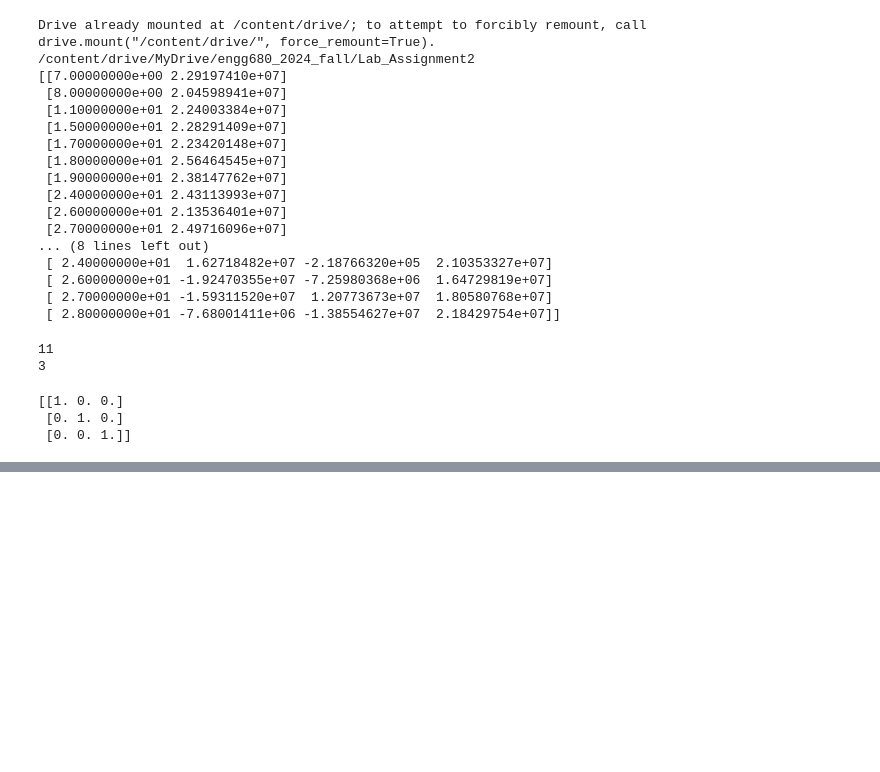
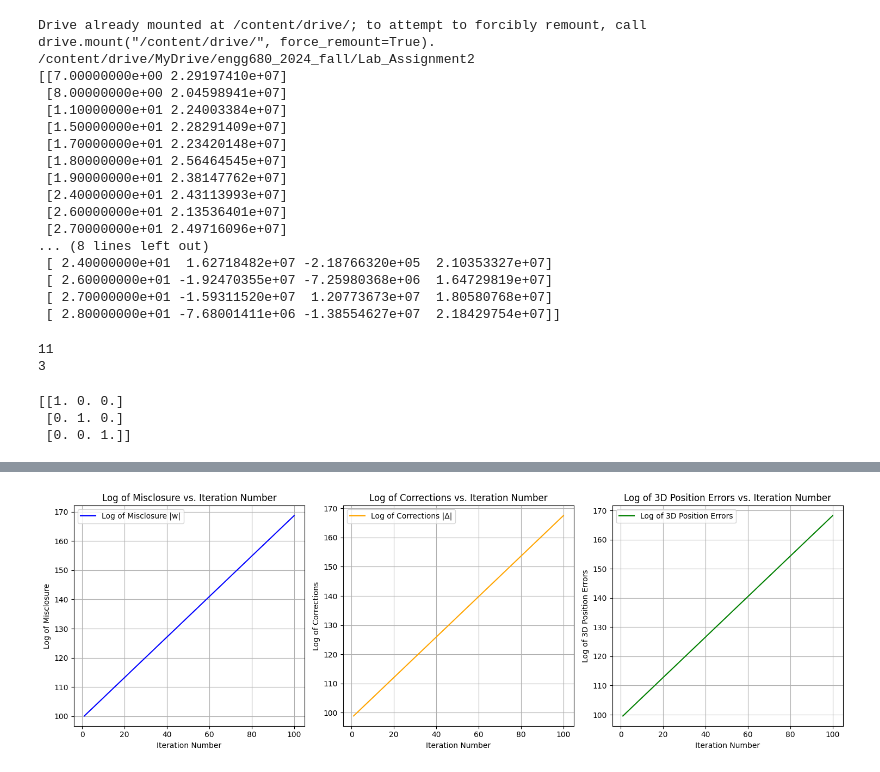
Before and after one commit to emallie-morinbarich/engg680_2024_fall, a Jupyter notebook: Lab_Assignment2/Assignment2.ipynb, the cells around one changed output, grey strips where cells are left out. Cells and saved outputs as stored; diff of their text form; code cells hidden in the pictures; blank space fills up the shorter version.

```diff
--- a/Lab_Assignment2/Assignment2.ipynb
+++ b/Lab_Assignment2/Assignment2.ipynb
@@ -450,8 +445,9 @@ NameError: name 'x_0' is not defined
 # the function should return an array of distance between satellites and receiver
 # you can either use the numpy function or code the math manually
 # (1 marks)
-def euclidean_norm(receiver_pos, satellite_pos):
-  #...
+def euclidean_norm(receiver_pos, sat_pos):
+  diff = receiver_pos - sat_pos[:3]
+  distance = np.sqrt(np.sum(diff ** 2))
   return distance
 # %%
 # step 8
@@ -460,7 +456,17 @@ def euclidean_norm(receiver_pos, satellite_pos):
 # the function should return an two-dimensional array which represents the design matrix A
 # (2 marks)
 def design_matrix(r_pos, s_pos, rho):
-  #...
+  n = s_pos.shape[0]  # Number of satellites
+  A = np.zeros((n, 3))  # Initialize design matrix A with zeros
+
+  for i in range(n):
+        # Compute the vector from the receiver to the satellite
+        delta = r_pos - s_pos[i, :3]
+        # Calculate the norm (distance)
+        norm_delta = np.linalg.norm(delta)
+        # Avoid division by zero
+        if norm_delta != 0:
+            A[i] = delta / norm_delta
   return A
 # %%
 # step 9
@@ -542,17 +603,48 @@ after the LSE convergence to the console.
 # %%
 # step 12
 # Using the imported matplotlib, plot the following (3 marks in total). Make sure to include proper axes information, legend, grid lines and title.
+import matplotlib.pyplot as plt
 
+arr_w = np.array(arr_w)
+arr_delta = np.array(arr_delta)
+arr_err_pos = np.array(arr_err_pos)
 # 1. Plot log of the misclosure w against the LSQ iteration number i
 # (1 marks)
+plt.figure(figsize=(15, 5))
 
+plt.subplot(1, 3, 1)
+plt.plot(arr_i, np.log(np.linalg.norm(arr_w, axis=1)), label='Log of Misclosure |w|', color='blue')
+plt.title('Log of Misclosure vs. Iteration Number')
+plt.xlabel('Iteration Number')
+plt.ylabel('Log of Misclosure')
+plt.grid()
+plt.legend()
 
 # 2. Plot log of the corrections delta against the LSQ iteration number i
 # (1 marks)
-
+plt.subplot(1, 3, 2)
+plt.plot(arr_i, np.log(np.linalg.norm(arr_delta, axis=1)), label='Log of Corrections |Δ|', color='orange')
+plt.title('Log of Corrections vs. Iteration Number')
+plt.xlabel('Iteration Number')
+plt.ylabel('Log of Corrections')
+plt.grid()
+plt.legend()
 
 # 3. Plot log of the 3D position errors against the LSQ iteration number i
 # (1 marks)
+plt.subplot(1, 3, 3)
+plt.plot(arr_i, np.log(arr_err_pos), label='Log of 3D Position Errors', color='green')
+plt.title('Log of 3D Position Errors vs. Iteration Number')
+plt.xlabel('Iteration Number')
+plt.ylabel('Log of 3D Position Errors')
+plt.grid()
+plt.legend()
+
+
+plt.tight_layout()
+plt.show()
+# %% [output]
+[figure, added]
 # %%
 
 # step 13
```
Also changed, not shown: parts of 5 cells of this notebook.
